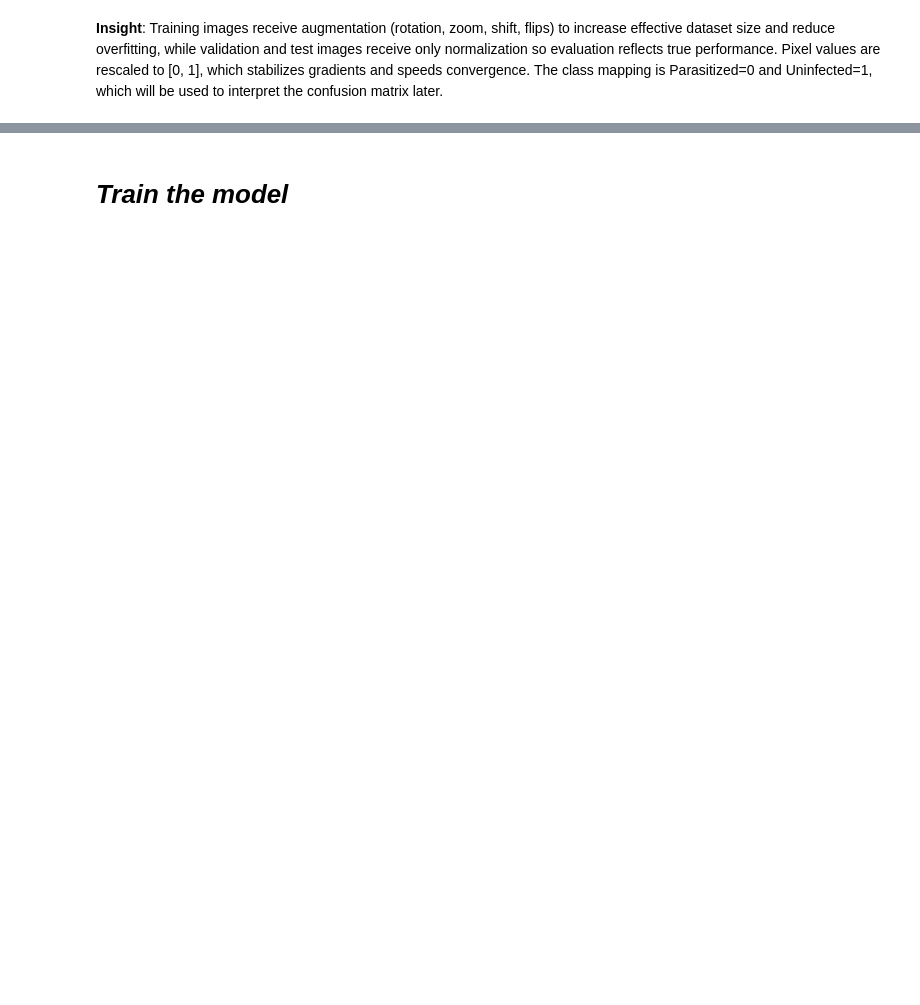
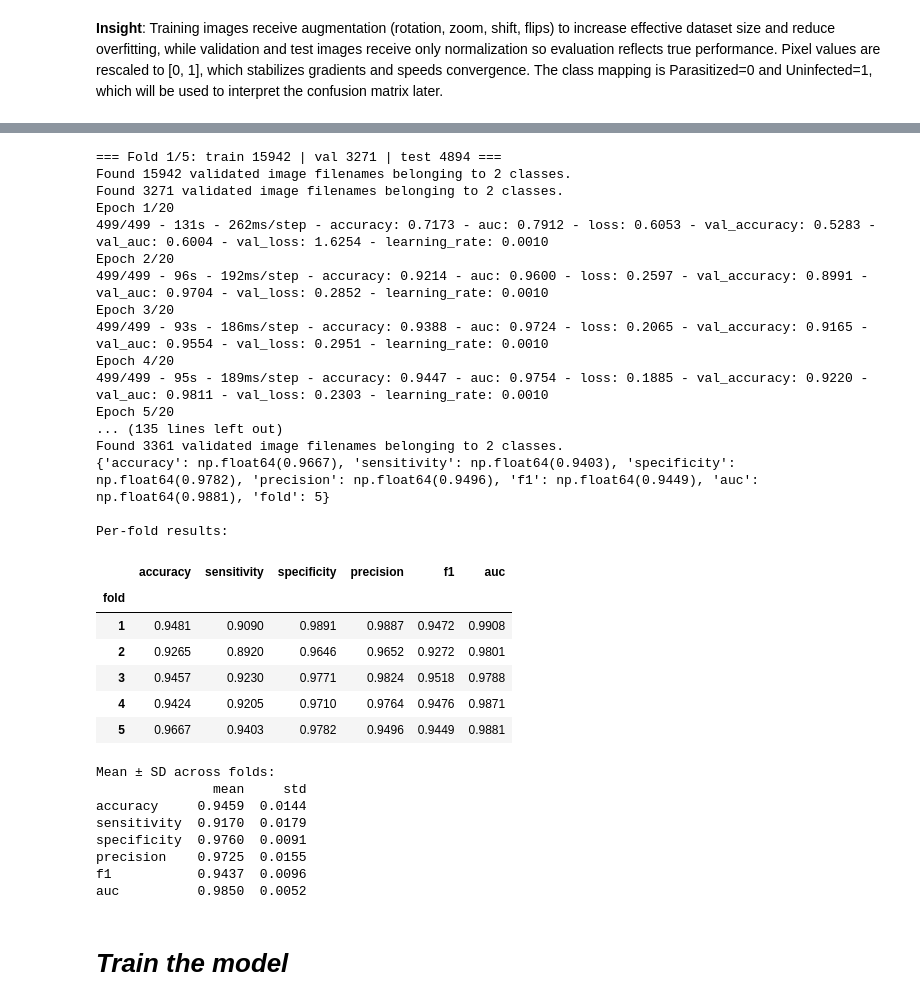
Before and after one commit to OvoFiona/CNN-Malaria-Detection-System, a Jupyter notebook: Model.ipynb, the cells around one changed output, grey strips where cells are left out. Cells and saved outputs as stored; diff of their text form; code cells hidden in the pictures; blank space fills up the shorter version.

```diff
--- a/Model.ipynb
+++ b/Model.ipynb
@@ -591,2 +472,61 @@ Model: "sequential"
+# %%
+cv_results = []
+if RUN_CV:
+    sgkf = StratifiedGroupKFold(n_splits=N_FOLDS, shuffle=True, random_state=SEED)
+    for fold, (tr_i, te_i) in enumerate(sgkf.split(dev_df, dev_df.label, groups=dev_df.patient), 1):
+        tr_all, te = dev_df.iloc[tr_i], dev_df.iloc[te_i]
+        # inner patient-level validation split for early stopping
+        g = GroupShuffleSplit(n_splits=1, test_size=0.15, random_state=SEED)
+        a, b = next(g.split(tr_all, tr_all.label, groups=tr_all.patient))
+        tr, va = tr_all.iloc[a], tr_all.iloc[b]
+        assert set(tr.patient).isdisjoint(te.patient) and set(va.patient).isdisjoint(te.patient)
+
+        print(f"\n=== Fold {fold}/{N_FOLDS}: train {len(tr)} | val {len(va)} | test {len(te)} ===")
+        tf.keras.backend.clear_session()
+        m = build_model()
+        m.fit(make_gen(tr, True), validation_data=make_gen(va), epochs=EPOCHS,
+              callbacks=make_callbacks(f"/content/fold{fold}.keras"), verbose=2)
+        te_gen = make_gen(te)
+        prob = m.predict(te_gen, verbose=0).ravel()
+        r = metrics_at(te_gen.classes, prob); r["fold"] = fold
+        cv_results.append(r); print({k: round(v, 4) for k, v in r.items()})
+
+    cv_df = pd.DataFrame(cv_results).set_index("fold")
+    print("\nPer-fold results:"); display(cv_df.round(4))
+    print("\nMean ± SD across folds:")
+    print(cv_df.agg(["mean", "std"]).round(4).T)
+# %% [output]
+=== Fold 1/5: train 15942 | val 3271 | test 4894 ===
+Found 15942 validated image filenames belonging to 2 classes.
+Found 3271 validated image filenames belonging to 2 classes.
+Epoch 1/20
+499/499 - 131s - 262ms/step - accuracy: 0.7173 - auc: 0.7912 - loss: 0.6053 - val_accuracy: 0.5283 - val_auc: 0.6004 - val_loss: 1.6254 - learning_rate: 0.0010
+Epoch 2/20
+499/499 - 96s - 192ms/step - accuracy: 0.9214 - auc: 0.9600 - loss: 0.2597 - val_accuracy: 0.8991 - val_auc: 0.9704 - val_loss: 0.2852 - learning_rate: 0.0010
+Epoch 3/20
+499/499 - 93s - 186ms/step - accuracy: 0.9388 - auc: 0.9724 - loss: 0.2065 - val_accuracy: 0.9165 - val_auc: 0.9554 - val_loss: 0.2951 - learning_rate: 0.0010
+Epoch 4/20
+499/499 - 95s - 189ms/step - accuracy: 0.9447 - auc: 0.9754 - loss: 0.1885 - val_accuracy: 0.9220 - val_auc: 0.9811 - val_loss: 0.2303 - learning_rate: 0.0010
+Epoch 5/20
+... (135 lines left out)
+Found 3361 validated image filenames belonging to 2 classes.
+{'accuracy': np.float64(0.9667), 'sensitivity': np.float64(0.9403), 'specificity': np.float64(0.9782), 'precision': np.float64(0.9496), 'f1': np.float64(0.9449), 'auc': np.float64(0.9881), 'fold': 5}
+
+Per-fold results:
+|  | accuracy | sensitivity | specificity | precision | f1 | auc |
+| fold |  |  |  |  |  |  |
+| 1 | 0.9481 | 0.9090 | 0.9891 | 0.9887 | 0.9472 | 0.9908 |
+| 2 | 0.9265 | 0.8920 | 0.9646 | 0.9652 | 0.9272 | 0.9801 |
+| 3 | 0.9457 | 0.9230 | 0.9771 | 0.9824 | 0.9518 | 0.9788 |
+| 4 | 0.9424 | 0.9205 | 0.9710 | 0.9764 | 0.9476 | 0.9871 |
+| 5 | 0.9667 | 0.9403 | 0.9782 | 0.9496 | 0.9449 | 0.9881 |
+Mean ± SD across folds:
+               mean     std
+accuracy     0.9459  0.0144
+sensitivity  0.9170  0.0179
+specificity  0.9760  0.0091
+precision    0.9725  0.0155
+f1           0.9437  0.0096
+auc          0.9850  0.0052
 # %% [markdown]
 # ***Train the model***
```
Also changed, not shown: parts of 16 cells of this notebook.
